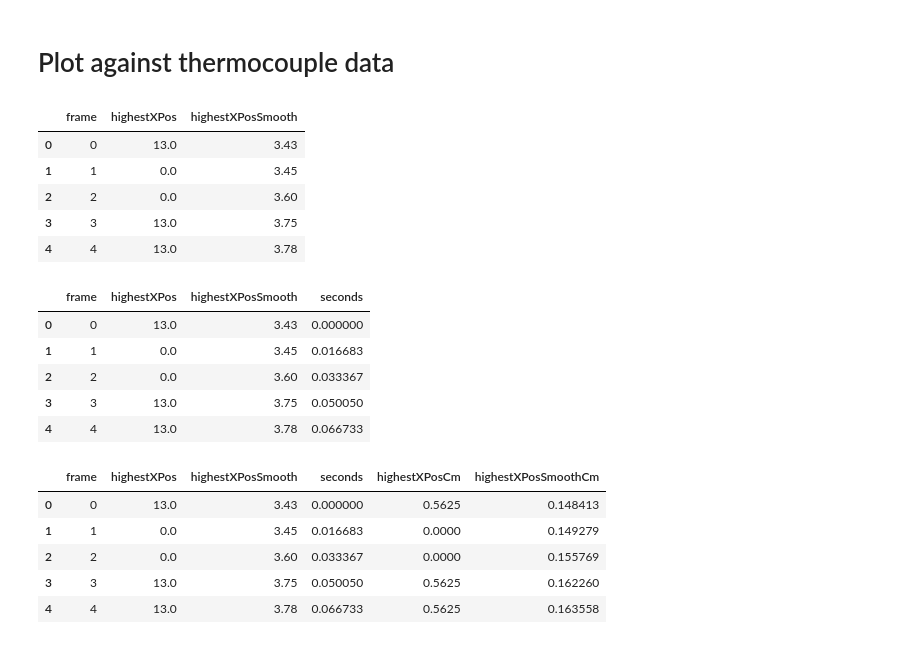
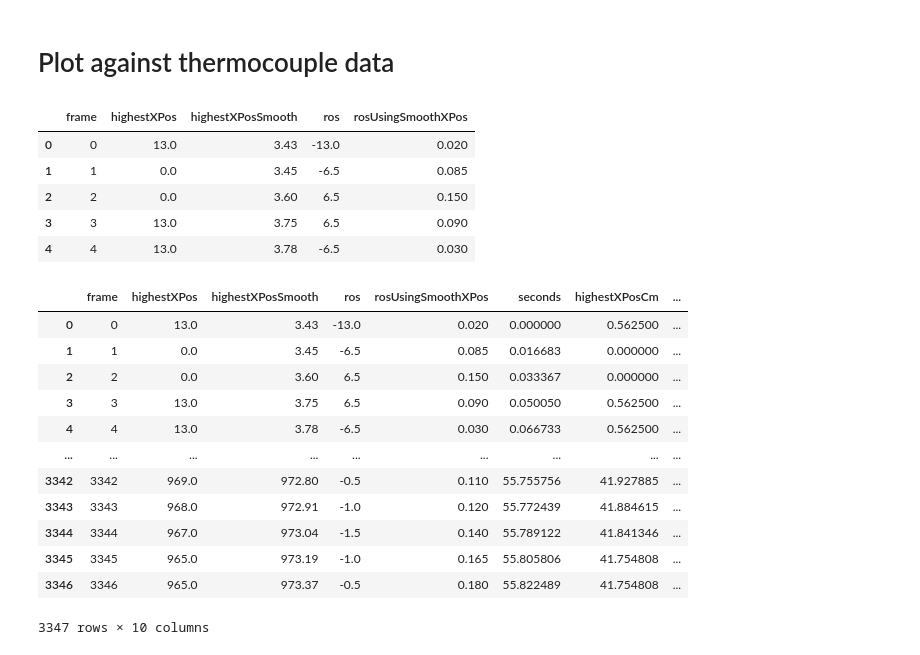
Before and after one commit to kyleawayan/napari-ros, a Jupyter notebook: notebooks/vsThermoCouple.ipynb, the cells around one changed output. Saved outputs shown, nothing was run; the diff lists cells and outputs as text; code cells hidden in the pictures.

```diff
--- a/notebooks/vsThermoCouple.ipynb
+++ b/notebooks/vsThermoCouple.ipynb
@@ -111,50 +111,52 @@ lengthOfDataset = len(dataTrimSmooth)
 frameNumbers = np.arange(0, lengthOfDataset)
 
 # TODO: Why does dataTrimSmooth have less length?
-dataTrimPd = pd.DataFrame({"frame": frameNumbers, "highestXPos": dataTrim[:lengthOfDataset], "highestXPosSmooth": dataTrimSmooth})
+dataTrimPd = pd.DataFrame({"frame": frameNumbers, "highestXPos": dataTrim[:lengthOfDataset], "highestXPosSmooth": dataTrimSmooth, "ros": dataTrimGradient[:lengthOfDataset], "rosUsingSmoothXPos": dataTrimSmoothGradient[:lengthOfDataset]})
 dataTrimPd.head()
 # %% [output]
-|  | frame | highestXPos | highestXPosSmooth |
-| 0 | 0 | 13.0 | 3.43 |
-| 1 | 1 | 0.0 | 3.45 |
-| 2 | 2 | 0.0 | 3.60 |
-| 3 | 3 | 13.0 | 3.75 |
-| 4 | 4 | 13.0 | 3.78 |
+|  | frame | highestXPos | highestXPosSmooth | ros | rosUsingSmoothXPos |
+| 0 | 0 | 13.0 | 3.43 | -13.0 | 0.020 |
+| 1 | 1 | 0.0 | 3.45 | -6.5 | 0.085 |
+| 2 | 2 | 0.0 | 3.60 | 6.5 | 0.150 |
+| 3 | 3 | 13.0 | 3.75 | 6.5 | 0.090 |
+| 4 | 4 | 13.0 | 3.78 | -6.5 | 0.030 |
-# %%
-# Convert frame column to seconds. The videos are 59.94 fps.
-dataTrimPd = dataTrimPd.assign(
-    seconds=lambda x: x.frame / 59.94
-)
-dataTrimPd.head()
-# %% [output]
-|  | frame | highestXPos | highestXPosSmooth | seconds |
-| 0 | 0 | 13.0 | 3.43 | 0.000000 |
-| 1 | 1 | 0.0 | 3.45 | 0.016683 |
-| 2 | 2 | 0.0 | 3.60 | 0.033367 |
-| 3 | 3 | 13.0 | 3.75 | 0.050050 |
-| 4 | 4 | 13.0 | 3.78 | 0.066733 |
 # %%
+# Convert frame column to seconds.
+# The videos are 59.94 fps.
+
+fps = 59.94
+dataTrimPd["seconds"] = dataTrimPd['frame'] / fps
+
 # Convert pixels to cm
 # Currently the highestXPos column is in pixels.
 
 # 104 pixels = 4.5cm
 pixelsInUnit = 104
 unitCm = 4.5
 
-dataTrimPd = dataTrimPd.assign(
-    highestXPosCm=lambda x: x.highestXPos / pixelsInUnit * unitCm
-)
-dataTrimPd = dataTrimPd.assign(
-    highestXPosSmoothCm = lambda x: x.highestXPosSmooth / pixelsInUnit * unitCm
-)
-dataTrimPd.head()
+# pixels -> cm
+dataTrimPd['highestXPosCm'] = dataTrimPd['highestXPos'] / pixelsInUnit * unitCm
+dataTrimPd['highestXPosSmoothCm'] = dataTrimPd['highestXPosSmooth'] / pixelsInUnit * unitCm
+
+# pixels/frame -> cm/s
+dataTrimPd['rosCm'] = dataTrimPd['ros'] * (unitCm / pixelsInUnit) * fps
+dataTrimPd['rosUsingSmoothXPosCm'] = dataTrimPd['rosUsingSmoothXPos'] * (unitCm / pixelsInUnit) * fps
+
+dataTrimPd
 # %% [output]
-|  | frame | highestXPos | highestXPosSmooth | seconds | highestXPosCm | highestXPosSmoothCm |
-| 0 | 0 | 13.0 | 3.43 | 0.000000 | 0.5625 | 0.148413 |
-| 1 | 1 | 0.0 | 3.45 | 0.016683 | 0.0000 | 0.149279 |
-| 2 | 2 | 0.0 | 3.60 | 0.033367 | 0.0000 | 0.155769 |
-| 3 | 3 | 13.0 | 3.75 | 0.050050 | 0.5625 | 0.162260 |
-| 4 | 4 | 13.0 | 3.78 | 0.066733 | 0.5625 | 0.163558 |
+|  | frame | highestXPos | highestXPosSmooth | ros | rosUsingSmoothXPos | seconds | highestXPosCm | ... |
+| 0 | 0 | 13.0 | 3.43 | -13.0 | 0.020 | 0.000000 | 0.562500 | ... |
+| 1 | 1 | 0.0 | 3.45 | -6.5 | 0.085 | 0.016683 | 0.000000 | ... |
+| 2 | 2 | 0.0 | 3.60 | 6.5 | 0.150 | 0.033367 | 0.000000 | ... |
+| 3 | 3 | 13.0 | 3.75 | 6.5 | 0.090 | 0.050050 | 0.562500 | ... |
+| 4 | 4 | 13.0 | 3.78 | -6.5 | 0.030 | 0.066733 | 0.562500 | ... |
+| ... | ... | ... | ... | ... | ... | ... | ... | ... |
+| 3342 | 3342 | 969.0 | 972.80 | -0.5 | 0.110 | 55.755756 | 41.927885 | ... |
+| 3343 | 3343 | 968.0 | 972.91 | -1.0 | 0.120 | 55.772439 | 41.884615 | ... |
+| 3344 | 3344 | 967.0 | 973.04 | -1.5 | 0.140 | 55.789122 | 41.841346 | ... |
+| 3345 | 3345 | 965.0 | 973.19 | -1.0 | 0.165 | 55.805806 | 41.754808 | ... |
+| 3346 | 3346 | 965.0 | 973.37 | -0.5 | 0.180 | 55.822489 | 41.754808 | ... |
+3347 rows × 10 columns
 # %%
 # Now join everything
 # Round your time columns to the nearest tenth of seconds
```
Also changed, not shown: parts of 4 cells of this notebook.
